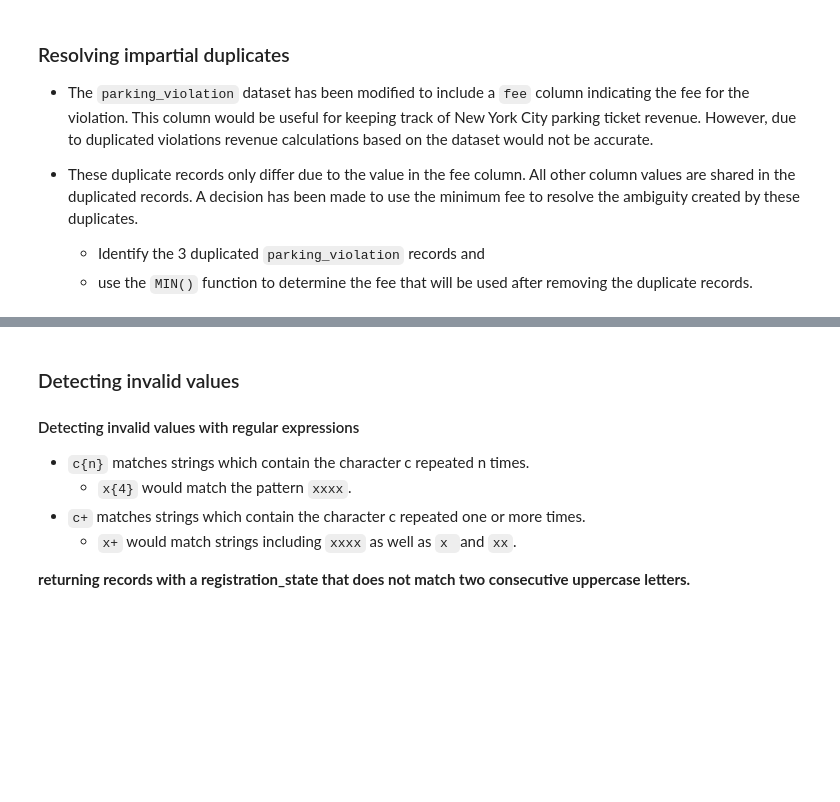
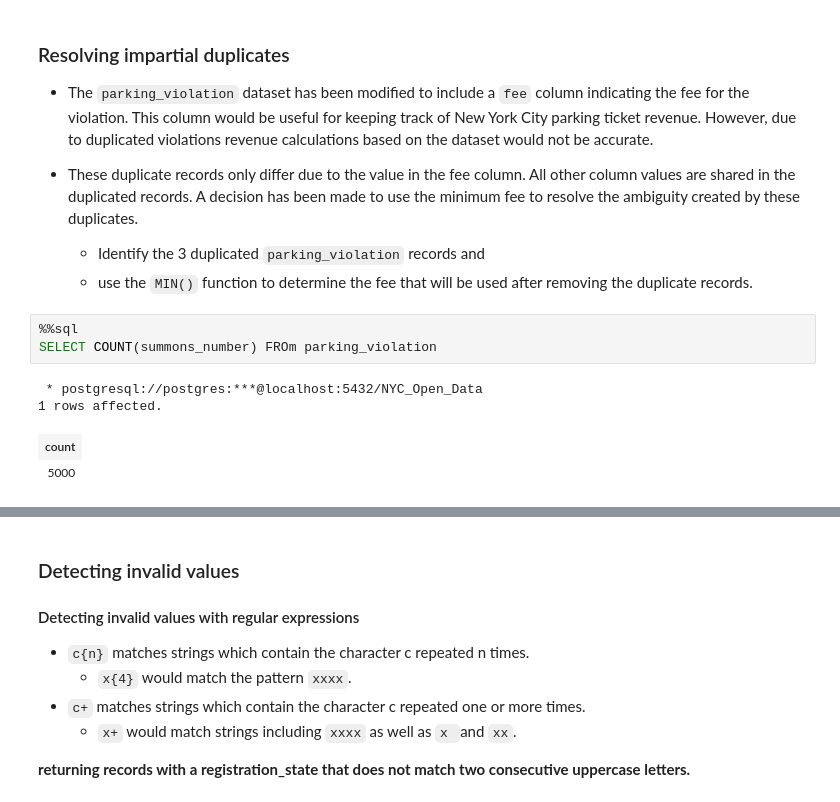
Before and after one commit to lnphng/Business-Analyst-with-SQL, a Jupyter notebook: 04.Cleaning Data in Postgresql Databases/02. Missing, Duplicate, and Invalid Data.ipynb, the cells around one changed output, grey strips where cells are left out. Saved outputs shown, nothing was run; the diff lists cells and outputs as text; blank space fills up the shorter version.

```diff
--- a/04.Cleaning Data in Postgresql Databases/02. Missing, Duplicate, and Invalid Data.ipynb
+++ b/04.Cleaning Data in Postgresql Databases/02. Missing, Duplicate, and Invalid Data.ipynb
@@ -223,6 +218,14 @@ SELECT * FROM parking_violation ORDER BY RANDOM() LIMIT 3;
 
     - Identify the 3 duplicated `parking_violation` records and
     - use the `MIN()` function to determine the fee that will be used after removing the duplicate records.
+# %%
+%%sql
+SELECT COUNT(summons_number) FROm parking_violation
+# %% [output]
+ * postgresql://postgres:***@localhost:5432/NYC_Open_Data
+1 rows affected.
+| count |
+| 5000 |
 # %%
 %%sql
 SELECT
```
Also changed, not shown: parts of 11 cells of this notebook.
